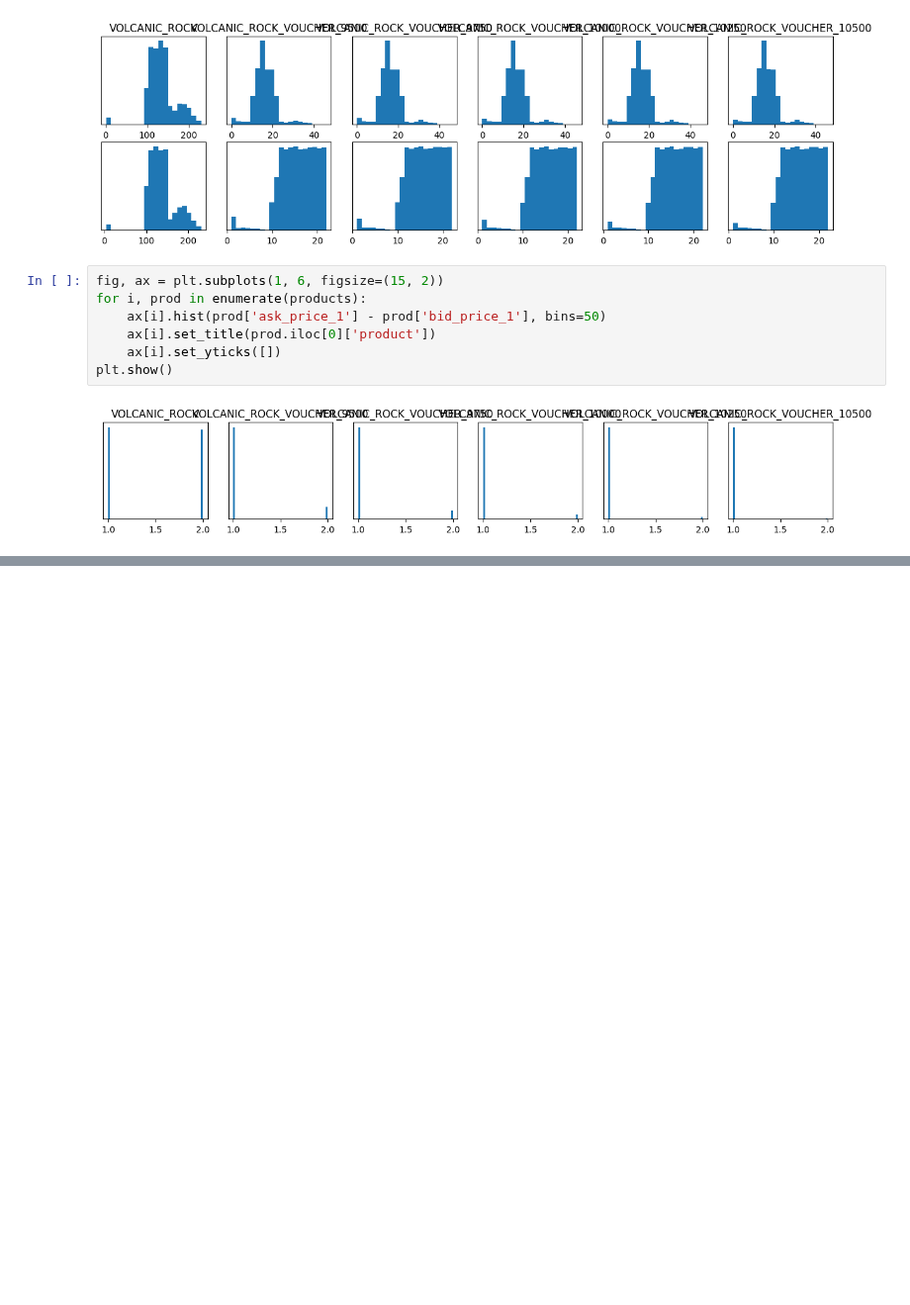
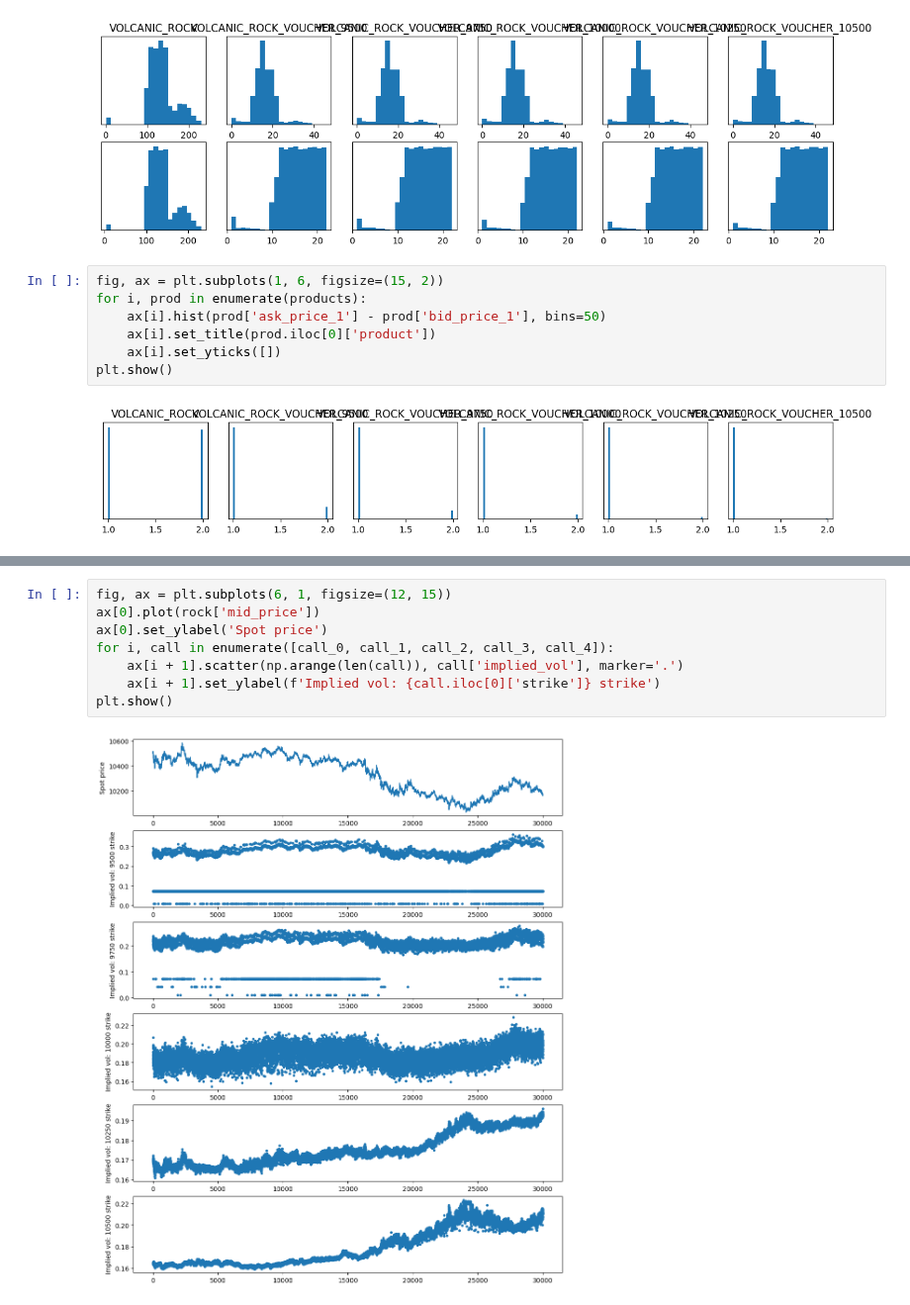
Before and after one commit to aemilani/imc-prosperity-3, a Jupyter notebook: notebooks/rock.ipynb, the cells around one changed output, grey strips where cells are left out. Shown at 99% size. Saved outputs shown, nothing was run; the diff lists cells and outputs as text; blank space fills up the shorter version.

```diff
--- a/notebooks/rock.ipynb
+++ b/notebooks/rock.ipynb
@@ -130,3 +194,13 @@ for prod in products:
 [figure]
 [figure]
 [figure]
+# %%
+fig, ax = plt.subplots(6, 1, figsize=(12, 15))
+ax[0].plot(rock['mid_price'])
+ax[0].set_ylabel('Spot price')
+for i, call in enumerate([call_0, call_1, call_2, call_3, call_4]):
+    ax[i + 1].scatter(np.arange(len(call)), call['implied_vol'], marker='.')
+    ax[i + 1].set_ylabel(f'Implied vol: {call.iloc[0]['strike']} strike')
+plt.show()
+# %% [output]
+[figure, added]
```
Also changed, not shown: parts of 19 cells of this notebook, 1 other file.
